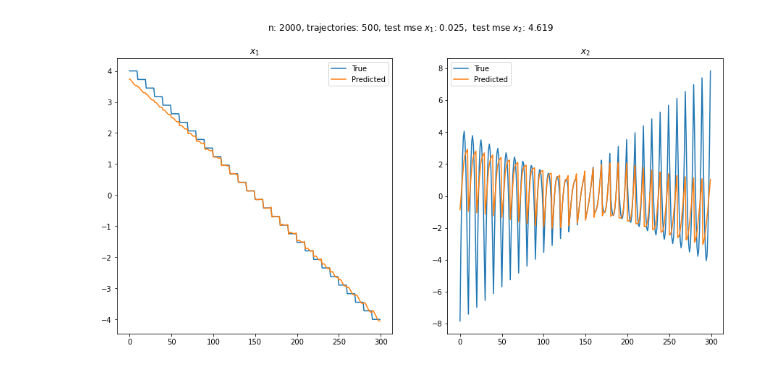
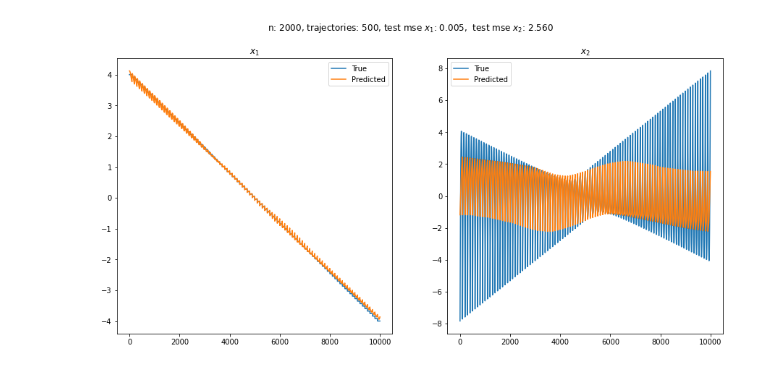
Before and after one commit to kyrxanthos/NN_dynamical_systems, a Jupyter notebook: MLP_practise.ipynb, the cells around one changed output. Saved outputs shown, nothing was run; the diff lists cells and outputs as text; code cells hidden in the pictures.

Commit message:
kernel only works 90

```diff
--- a/MLP_practise.ipynb
+++ b/MLP_practise.ipynb
@@ -18,7 +18,7 @@ from tensorflow.keras.layers import BatchNormalization
 # Initialize integrator keywords for solve_ivp to replicate the odeint defaults
 integrator_keywords = {}
 integrator_keywords['rtol'] = 1e-12
-integrator_keywords['method'] = 'LSODA'
+integrator_keywords['method'] = 'RK45'
 integrator_keywords['atol'] = 1e-12
 # %%
 # Generate measurement data
@@ -82,8 +116,0 @@ plt.show()
-# %%
-plt.figure(figsize = (12, 6))
-plt.subplot(121)
-for i in x_train_multi[-50:]:
-    plt.plot(i[:,0])
-plt.subplot(122)
-for i in x_train_multi[-50:]:
-    plt.plot(i[:,1])
@@ -111,10 +136,12 @@ act = 'relu'
 model = Sequential([
     Dense(20, activation=act, input_dim=2, kernel_regularizer = reg),
 #     Dense(128, activation=act, kernel_regularizer = reg),
-#     Dense(256, activation=act, kernel_regularizer = reg),
-#     Dense(256, activation=act, kernel_regularizer = reg),
-#     Dense(512, activation=act, kernel_regularizer = reg),
-#     Dense(512, activation=act, kernel_regularizer = reg),
+    Dense(256, activation=act, kernel_regularizer = reg),
+    Dense(256, activation=act, kernel_regularizer = reg),
+    Dense(512, activation=act, kernel_regularizer = reg),
+    Dense(512, activation=act, kernel_regularizer = reg),
+    Dense(512, activation=act, kernel_regularizer = reg),
+    Dense(512, activation=act, kernel_regularizer = reg),
     Dense(256, activation=act, kernel_regularizer = reg),
     Dense(2)
 ])
@@ -139,5 +168,5 @@ Trainable params: 5,950
 Non-trainable params: 0
 _________________________________________________________________
 # %%
-history = model.fit(train_dataset, validation_data=validation_dataset, epochs=2, verbose=1, callbacks=[earlystopping])
+history = model.fit(train_dataset, validation_data=validation_dataset, epochs=15, verbose=1, callbacks=[earlystopping])
 # %% [output]
@@ -159,34 +201,34 @@ plt.show()
 # %%
-n = [10,30]
+n = [100,100]
 bounds = [1.6, 4]
 ls = np.stack([n, bounds],axis=1)
 
 def get_grid_of_points(lms):
     ls = [np.linspace(-i,i,int(n)) for n, i in lms]
     mesh_ls = np.meshgrid(*ls)
     all_mesh = [np.reshape(x, [-1]) for x in mesh_ls]
     grid_points = np.stack(all_mesh, axis=1)
     return grid_points
 data = get_grid_of_points(ls)
 
 y_pred = model.predict(data)
 y_true = vf(data)
 
 plt.figure(figsize=(15,7))
 plt.suptitle('n: {}, trajectories: {}, test mse $x_1$: {:.3f},  test mse $x_2$: {:.3f}'.format(
     t_train.shape[0], n_traj,
     np.mean(np.square(y_true - y_pred), axis=0)[0], np.mean(np.square(y_true - y_pred), axis=0)[1] ))
 plt.title('n: {}'.format(n[0]*n[1]))
 plt.subplot(121)
 plt.plot(y_true[:,0], label = 'True')
 plt.plot(y_pred[:,0], label = 'Predicted')
 plt.title('$x_1$')
 plt.legend()
 plt.subplot(122)
 plt.plot(y_true[:,1], label = 'True')
 plt.plot(y_pred[:,1], label = 'Predicted')
 plt.title('$x_2$')
 plt.legend()
 plt.show()
 # %% [output]
-[figure, old version]
+[figure, new version]
```
Also changed, not shown: parts of 11 cells of this notebook, 1 other file.
